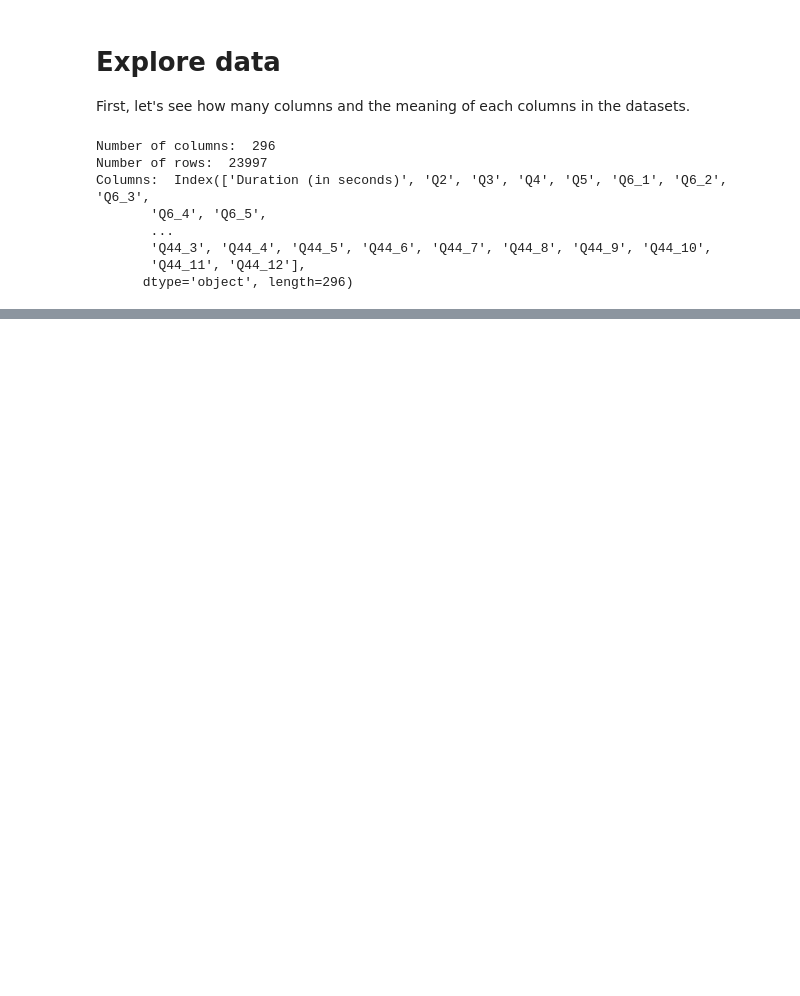
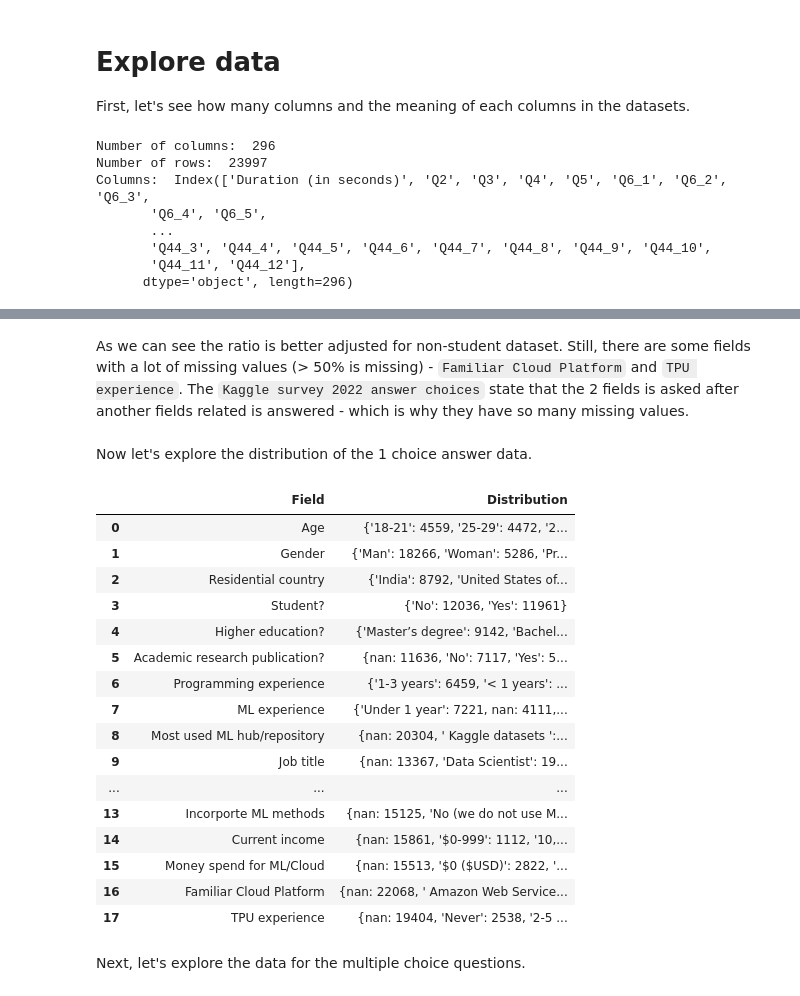
Before and after one commit to HTNam1710/P4DS_FinalProject, a Jupyter notebook: Source/data_exploration.ipynb, the cells around one changed output, grey strips where cells are left out. Drawn from its saved outputs; the diff is of its cells as text; code cells hidden in the pictures; blank space fills up the shorter version.

```diff
--- a/Source/data_exploration.ipynb
+++ b/Source/data_exploration.ipynb
@@ -152,0 +509,6 @@ TypeError: NDFrame.replace() got an unexpected keyword argument 'columns'
+# %%
+one_choice_cols_ittr = list(one_choice_cols.values())
+one_choice_survey_df = ds_survey_df[one_choice_cols_ittr]
+
+# First, let's see
+one_choice_survey_df.info()
@@ -152,0 +588,30 @@ TypeError: NDFrame.replace() got an unexpected keyword argument 'columns'
+# %% [markdown]
+As we can see the ratio is better adjusted for non-student dataset. Still, there are some fields with a lot of missing values (> 50% is missing) - `Familiar Cloud Platform` and `TPU experience`. The `Kaggle survey 2022 answer choices` state that the 2 fields is asked after another fields related is answered - which is why they have so many missing values.
+# %% [markdown]
+Now let's explore the distribution of the 1 choice answer data.
+# %%
+one_choice_response_distribution = pd.DataFrame(columns=['Field', 'Distribution'])
+for col in one_choice_survey_df.columns:
+    one_choice_response_distribution.loc[len(one_choice_response_distribution)] = [col, one_choice_survey_df[col].value_counts(dropna=False).to_dict()]
+
+one_choice_response_distribution
+# %% [output]
+|  | Field | Distribution |
+| 0 | Age | {'18-21': 4559, '25-29': 4472, '2... |
+| 1 | Gender | {'Man': 18266, 'Woman': 5286, 'Pr... |
+| 2 | Residential country | {'India': 8792, 'United States of... |
+| 3 | Student? | {'No': 12036, 'Yes': 11961} |
+| 4 | Higher education? | {'Master’s degree': 9142, 'Bachel... |
+| 5 | Academic research publication? | {nan: 11636, 'No': 7117, 'Yes': 5... |
+| 6 | Programming experience | {'1-3 years': 6459, '< 1 years': ... |
+| 7 | ML experience | {'Under 1 year': 7221, nan: 4111,... |
+| 8 | Most used ML hub/repository | {nan: 20304, ' Kaggle datasets ':... |
+| 9 | Job title | {nan: 13367, 'Data Scientist': 19... |
+| ... | ... | ... |
+| 13 | Incorporte ML methods | {nan: 15125, 'No (we do not use M... |
+| 14 | Current income | {nan: 15861, '$0-999': 1112, '10,... |
+| 15 | Money spend for ML/Cloud | {nan: 15513, '$0 ($USD)': 2822, '... |
+| 16 | Familiar Cloud Platform | {nan: 22068, ' Amazon Web Service... |
+| 17 | TPU experience | {nan: 19404, 'Never': 2538, '2-5 ... |
+# %% [markdown]
+Next, let's explore the data for the multiple choice questions.
```
Also changed, not shown: parts of 22 cells of this notebook, 1 other file.
